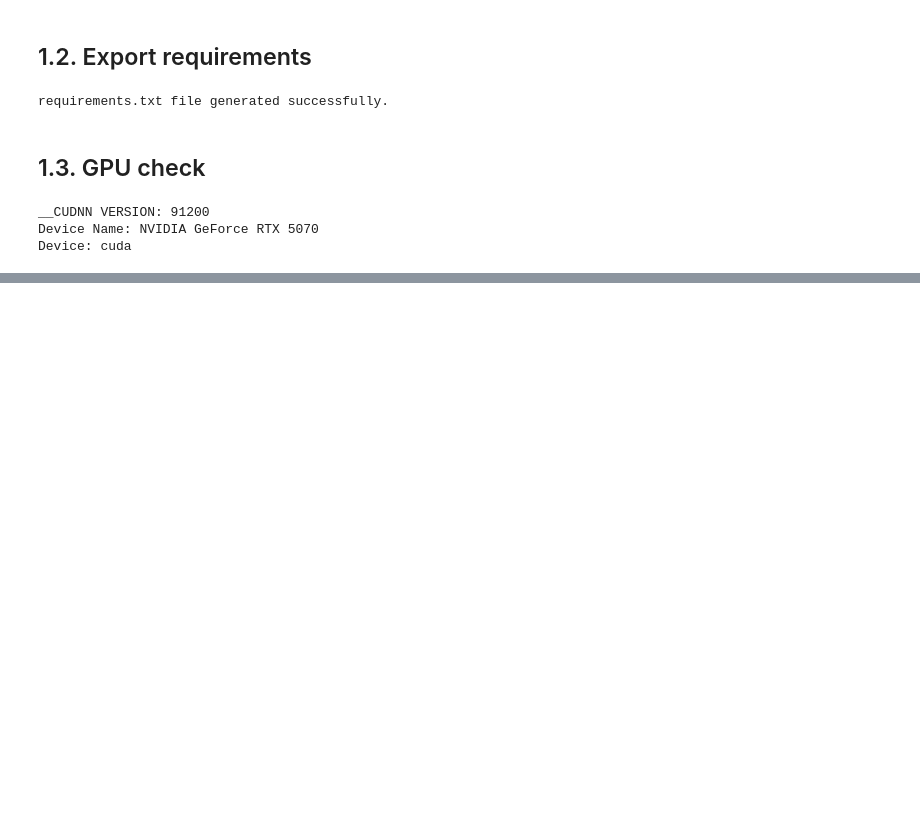
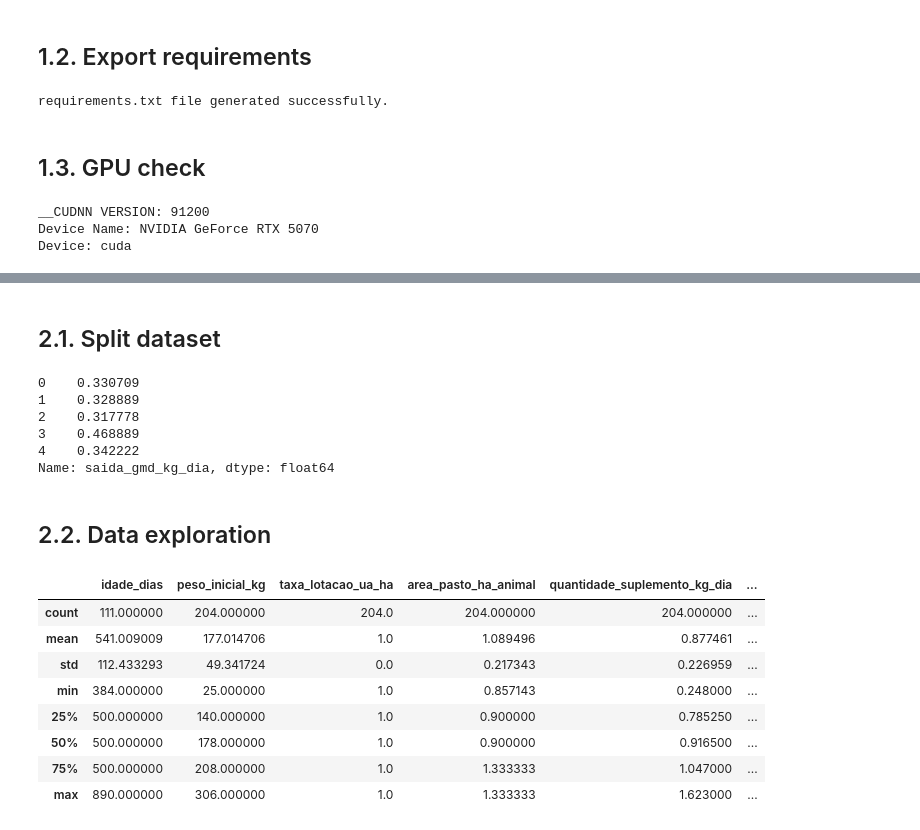
Before and after one commit to eulergomees/dnn_cattle_weight_gain, a Jupyter notebook: dnn_cattle_weight_gain.ipynb, the cells around one changed output, grey strips where cells are left out. Saved outputs shown, nothing was run; the diff lists cells and outputs as text; code cells hidden in the pictures; blank space fills up the shorter version.

```diff
--- a/dnn_cattle_weight_gain.ipynb
+++ b/dnn_cattle_weight_gain.ipynb
@@ -76,0 +97,33 @@ Device: cuda
+# %% [markdown]
+## 2.1. Split dataset
+# %%
+cols_to_drop = [
+    "saida_ganho_total_kg",  # se existir
+]
+data = data.drop(columns=[c for c in cols_to_drop if c in data.columns])
+
+x = data.drop(columns=target)
+y = data[target]
+
+print(y.head())
+# %% [output]
+0    0.330709
+1    0.328889
+2    0.317778
+3    0.468889
+4    0.342222
+Name: saida_gmd_kg_dia, dtype: float64
+# %% [markdown]
+## 2.2. Data exploration
+# %%
+data.describe()
+# %% [output]
+|  | idade_dias | peso_inicial_kg | taxa_lotacao_ua_ha | area_pasto_ha_animal | quantidade_suplemento_kg_dia | ... |
+| count | 111.000000 | 204.000000 | 204.0 | 204.000000 | 204.000000 | ... |
+| mean | 541.009009 | 177.014706 | 1.0 | 1.089496 | 0.877461 | ... |
+| std | 112.433293 | 49.341724 | 0.0 | 0.217343 | 0.226959 | ... |
+| min | 384.000000 | 25.000000 | 1.0 | 0.857143 | 0.248000 | ... |
+| 25% | 500.000000 | 140.000000 | 1.0 | 0.900000 | 0.785250 | ... |
+| 50% | 500.000000 | 178.000000 | 1.0 | 0.900000 | 0.916500 | ... |
+| 75% | 500.000000 | 208.000000 | 1.0 | 1.333333 | 1.047000 | ... |
+| max | 890.000000 | 306.000000 | 1.0 | 1.333333 | 1.623000 | ... |
```
Also changed, not shown: parts of 8 cells of this notebook.
